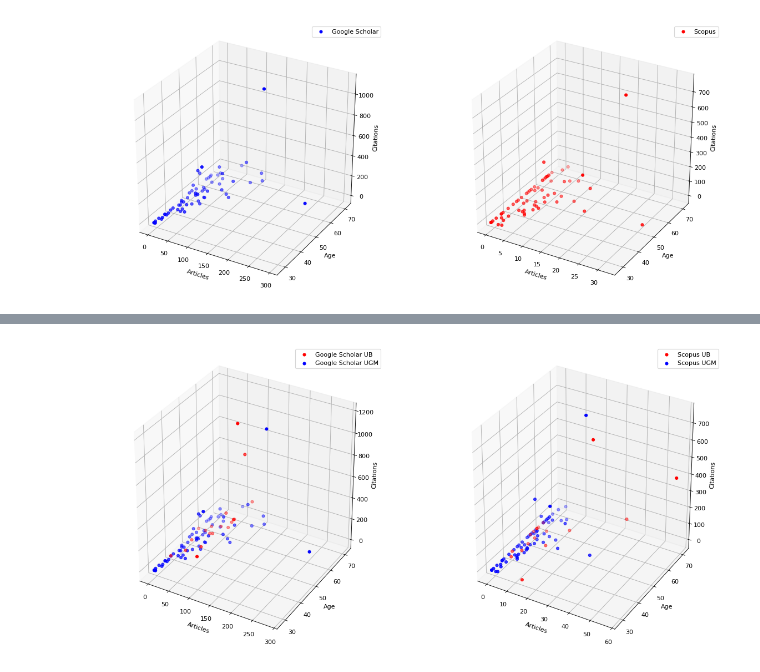
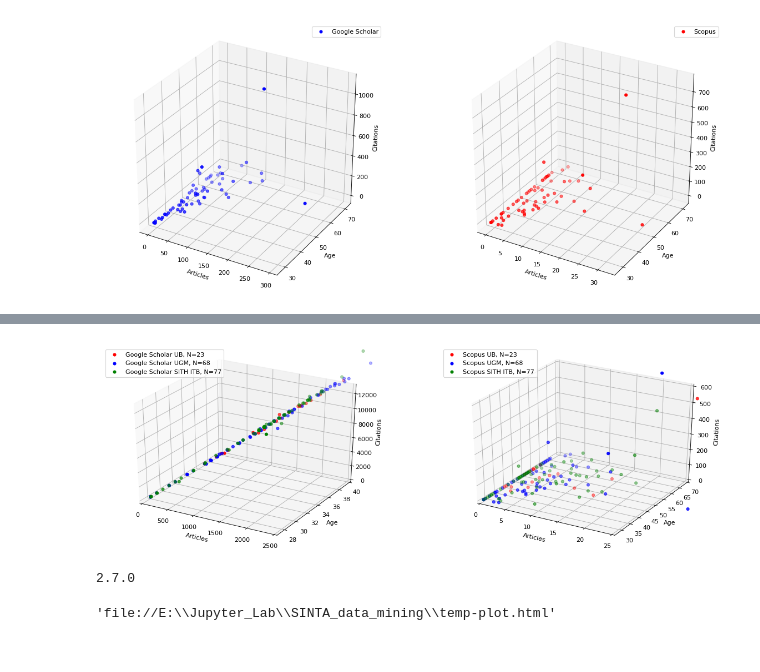
Before and after one commit to matinnuhamunada/SINTA_data_mining, a Jupyter notebook: Data Mining SINTA.ipynb, the cells around one changed output, grey strips where cells are left out. Cells and saved outputs as stored; diff of their text form; code cells hidden in the pictures.

Commit message:
added SITH

```diff
--- a/Data Mining SINTA.ipynb
+++ b/Data Mining SINTA.ipynb
@@ -676,0 +781,7 @@ rank_bio_ub
+# %%
+lec_ITB_raw = []
+for a in info.select("a[href^=mailto:]"):
+    x = a.previous_element
+    y = x.find_previous()
+    for z in y:
+        lec_ITB_raw.append(z)
@@ -676,0 +830,7 @@ rank_bio_ub
+# %%
+SITH_ITB = {'Nama' : lec_ITB}
+df_sith = DataFrame(data=SITH_ITB)
+df_sith.index.name = 'No'
+#df_biologi_ub3 = df_biologi_ub2.drop([27])
+#df_biologi_ub3.index = pd.RangeIndex(len(df_biologi_ub3.index))
+df_sith
@@ -745,0 +1018,5 @@ result_ub.to_csv('data UB.csv')
+# %%
+result_sith2 = pd.concat([df_data2, df_age], axis=1)
+result_sith2.to_csv('result SITH.csv')
+result_sith2["Rank National"] = pd.to_numeric(result_sith2["Rank National"])
+type(result_sith2.loc[1, 'Rank Affiliation'])
@@ -747,46 +1051,83 @@ result_ub.to_csv('data UB.csv')
 from mpl_toolkits.mplot3d import Axes3D
 import matplotlib.pyplot as plt
 import numpy as np
-fig = plt.figure(figsize=(18, 9), dpi= 80, facecolor='w', edgecolor='k')
+fig = plt.figure(figsize=(18, 6), dpi= 80, facecolor='w', edgecolor='k')
 #fig = plt.figure(figsize=plt.figaspect(0.5))
 
 ax1 = fig.add_subplot(1, 2, 1, projection='3d')
 
 result_ub = pd.read_csv('data UB.csv')
+N_UB = len(result_ub.index)
+lab_UB = 'UB, N=' + str(N_UB)
 ys = result_ub['Age'].values
 xs = result_ub['Scholar Art.'].values
 zs = result_ub['Scholar Cit.'].values
-ax1.scatter(xs, ys, zs, zdir='z', c='r', label='Google Scholar UB')
+ax1.scatter(xs, ys, zs, zdir='z', c='r', label='Google Scholar '+lab_UB)
 
 result = pd.read_csv('result UGM.csv', index_col=0)
+N_UGM = len(result.index)
+lab_UGM = 'UGM, N=' + str(N_UGM)
 ys1 = result['Age'].values
 xs1 = result['Scholar Art.'].values
 zs1 = result['Scholar Cit.'].values
-ax1.scatter(xs1, ys1, zs1, zdir='z', c='b', label='Google Scholar UGM')
+ax1.scatter(xs1, ys1, zs1, zdir='z', c='b', label='Google Scholar '+lab_UGM)
 
+result_sith = pd.read_csv('result SITH.csv', index_col=0)
+N_sith = len(result_sith2.index)
+lab_sith = 'SITH ITB, N=' + str(N_sith)
+ys2 = result_sith['Age'].values
+xs2 = result_sith['Scholar Art.'].values
+zs2 = result_sith['Scholar Cit.'].values
+ax1.scatter(xs2, ys2, zs2, zdir='z', c='g', label='Google Scholar '+lab_sith)
+
+#ax1.set_xscale('semilog')
 ax1.legend()
 ax1.set_ylabel('Age')
 ax1.set_xlabel('Articles')
 ax1.set_zlabel('Citations')
-plt.xlim(xmax=300)
+ax1.set_xlim3d(0, 2500)
+ax1.set_ylim3d(27, 40)
+ax1.set_zlim3d(0, 13000)
 
 ax2 = fig.add_subplot(1, 2, 2, projection='3d')
 ys = result_ub['Age'].values
 xs = result_ub['Scopus Art.'].values
 zs = result_ub['Scopus Cit.'].values
-ax2.scatter(xs, ys, zs, zdir='z', c='r', label='Scopus UB')
+ax2.scatter(xs, ys, zs, zdir='z', c='r', label='Scopus '+lab_UB)
 
 ys2 = result['Age'].values
 xs2 = result['Scopus Art.'].values
 zs2 = result['Scopus Cit.'].values
-ax2.scatter(xs2, ys2, zs2, zdir='z', c='b', label='Scopus UGM')
+ax2.scatter(xs2, ys2, zs2, zdir='z', c='b', label='Scopus '+lab_UGM)
 
+ys3 = result_sith['Age'].values
+xs3 = result_sith['Scopus Art.'].values
+zs3 = result_sith['Scopus Cit.'].values
+ax2.scatter(xs3, ys3, zs3, zdir='z', c='g', label='Scopus '+lab_sith)
+
+#ax2.set_xscale('semilog')
 ax2.legend()
-plt.xlim(xmax=60)
+ax2.set_xlim3d(0, 25)
+ax2.set_ylim3d(27, 70)
+ax2.set_zlim3d(0, 600)
 ax2.set_ylabel('Age')
 ax2.set_xlabel('Articles')
 ax2.set_zlabel('Citations')
 
 plt.show()
 # %% [output]
-[figure, old version]
+[figure, new version]
+# %%
+from plotly import __version__
+from plotly.offline import download_plotlyjs, init_notebook_mode, plot, iplot
+
+print (__version__) # requires version >= 1.9.0
+# %% [output]
+2.7.0
+# %%
+import plotly.graph_objs as go
+import plotly.plotly as py
+
+plot([go.Scatter(x=[1, 2, 3], y=[3, 1, 6])])
+# %% [output]
+'file://E:\\Jupyter_Lab\\SINTA_data_mining\\temp-plot.html'
```
Also changed, not shown: parts of 31 cells of this notebook, 9 other files.
